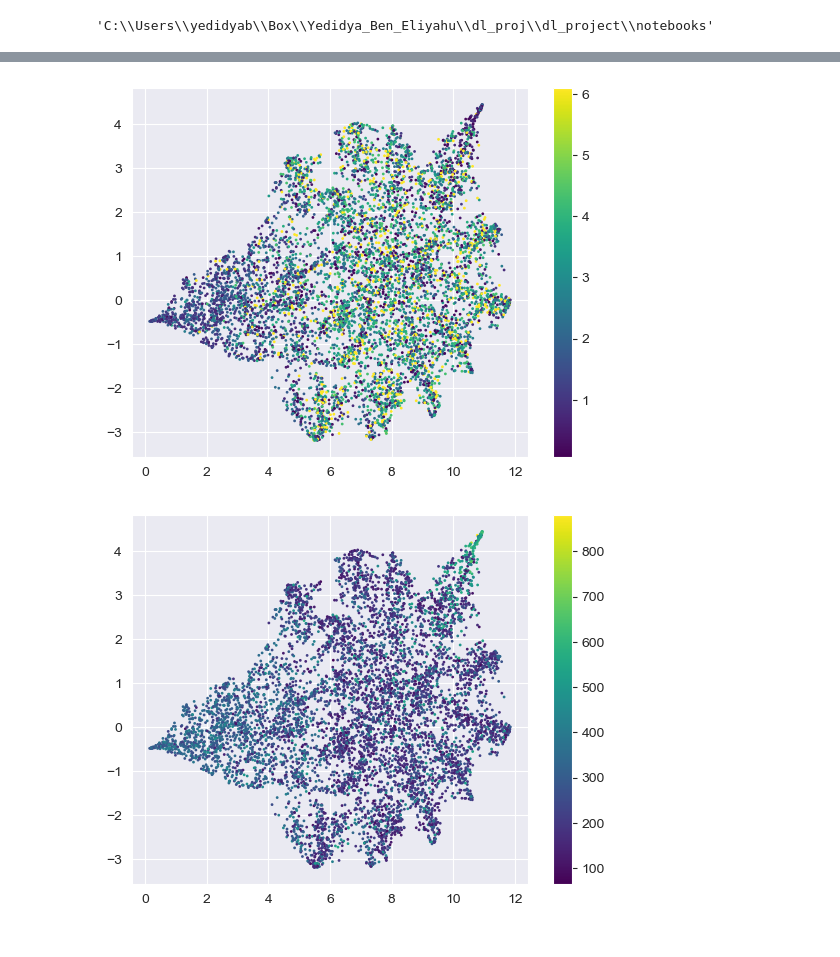
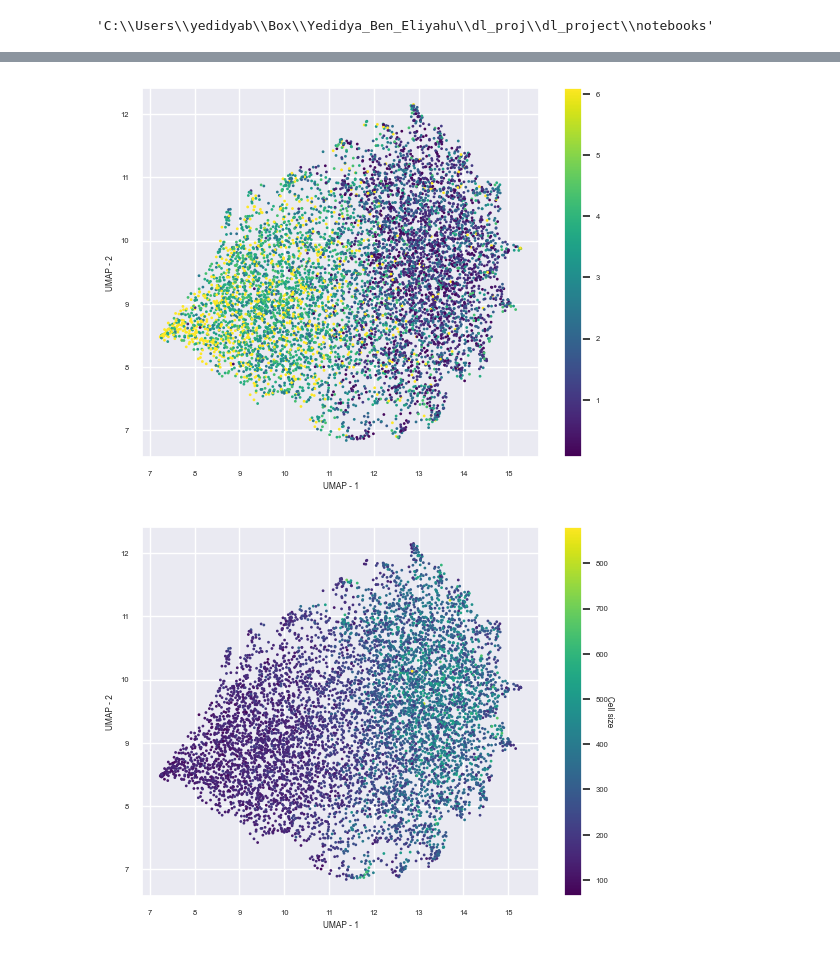
Before and after one commit to Yedidya-be/dl_project, a Jupyter notebook: notebooks/test_data_analyze.ipynb, the cells around one changed output, grey strips where cells are left out. Cells and saved outputs as stored; diff of their text form; code cells hidden in the pictures.

```diff
--- a/notebooks/test_data_analyze.ipynb
+++ b/notebooks/test_data_analyze.ipynb
@@ -10,10 +10,10 @@ import umap
 df_path = r'X:\yedidyab\dl_project\test_data\temp_files\props_df\*'
 cell_by_OD_path = r'X:\yedidyab\dl_project\test_data\merged_cell_by_OD.raw.txt'
 # encoding_file_path = r'X:\dl4cv_project\data_for_einav\Outputs\encodings.csv'
-encoding_file_path = r'X:\dl4cv_project\data_for_einav2\all_channels\Outputs_l32\encodings.csv'
+encoding_file_path = r'X:\dl4cv_project\rotate_single_cell\Outputs_32\encodings.csv'
 dim = 32
 # filenames_path = r'X:\dl4cv_project\data_for_einav\Outputs\filenames.csv'
-filenames_path = r'X:\dl4cv_project\data_for_einav2\all_channels\Outputs_l32\filenames.csv'
+filenames_path = r'X:\dl4cv_project\rotate_single_cell\Outputs_32\filenames.csv'
 # %%
 # concatenate df_prop files
 dfs = []
@@ -135,5 +135,7 @@ os.getcwd()
 'C:\\Users\\yedidyab\\Box\\Yedidya_Ben_Eliyahu\\dl_proj\\dl_project\\notebooks'
 # %%
 sns.heatmap(correlation, annot=False, cmap='coolwarm', xticklabels=True, yticklabels=True)
-plt.savefig('heatmap.png')
+sns.set(font_scale = .5)
+
+plt.savefig('heatmap.png', dpi=900)
 # %% [output]
@@ -142,5 +143,5 @@ OSError: [Errno 22] Invalid argument: 'X:\\dl4cv_project\\data_for_einav2\x07ll_
 # %%
-merged_df.iloc[:,13] = 0
-correlation = merged_df.corr()
-sns.heatmap(correlation, annot=False, cmap='coolwarm')
-plt.savefig('heatmap')
+# merged_df.iloc[:,13] = 0
+# correlation = merged_df.corr()
+# sns.heatmap(correlation, annot=False, cmap='coolwarm')
+# plt.savefig('heatmap')
@@ -149,24 +148,30 @@ plt.savefig('heatmap')
 # %%
 # Split the latent space columns from the "OD" column
-latent_space = merged_df.iloc[:, :8].values
+latent_space = merged_df.iloc[:, :dim].values
 categories = merged_df['OD'].values
 
 # Perform UMAP dimensionality reduction
 reducer = umap.UMAP()
 embedding = reducer.fit_transform(latent_space)
 
 # Plot the reduced data, coloring each point based on its "OD" category
 plt.scatter(embedding[:, 0], embedding[:, 1], c=categories, cmap='viridis', s=1)
+plt.xlabel('UMAP - 1')
+plt.ylabel('UMAP - 2')
 plt.colorbar()
-plt.show()
+plt.savefig('UMAP_by_OD.png', dpi=900)
 # %% [output]
-[figure, old version]
+[figure, new version]
 # %%
 categories = merged_df['area'].values
 
 # Plot the reduced data, coloring each point based on its "OD" category
 plt.scatter(embedding[:, 0], embedding[:, 1], c=categories, cmap='viridis', s=1)
-plt.colorbar()
-plt.show()
+plt.xlabel('UMAP - 1')
+plt.ylabel('UMAP - 2')
+cbar = plt.colorbar()
+cbar.set_label('Cell size', rotation=270)
+
+plt.savefig('UMAP_by_area.png', dpi=900)
 # %% [output]
-[figure, old version]
+[figure, new version]
```
Also changed, not shown: parts of 13 cells of this notebook, 2 other files.
